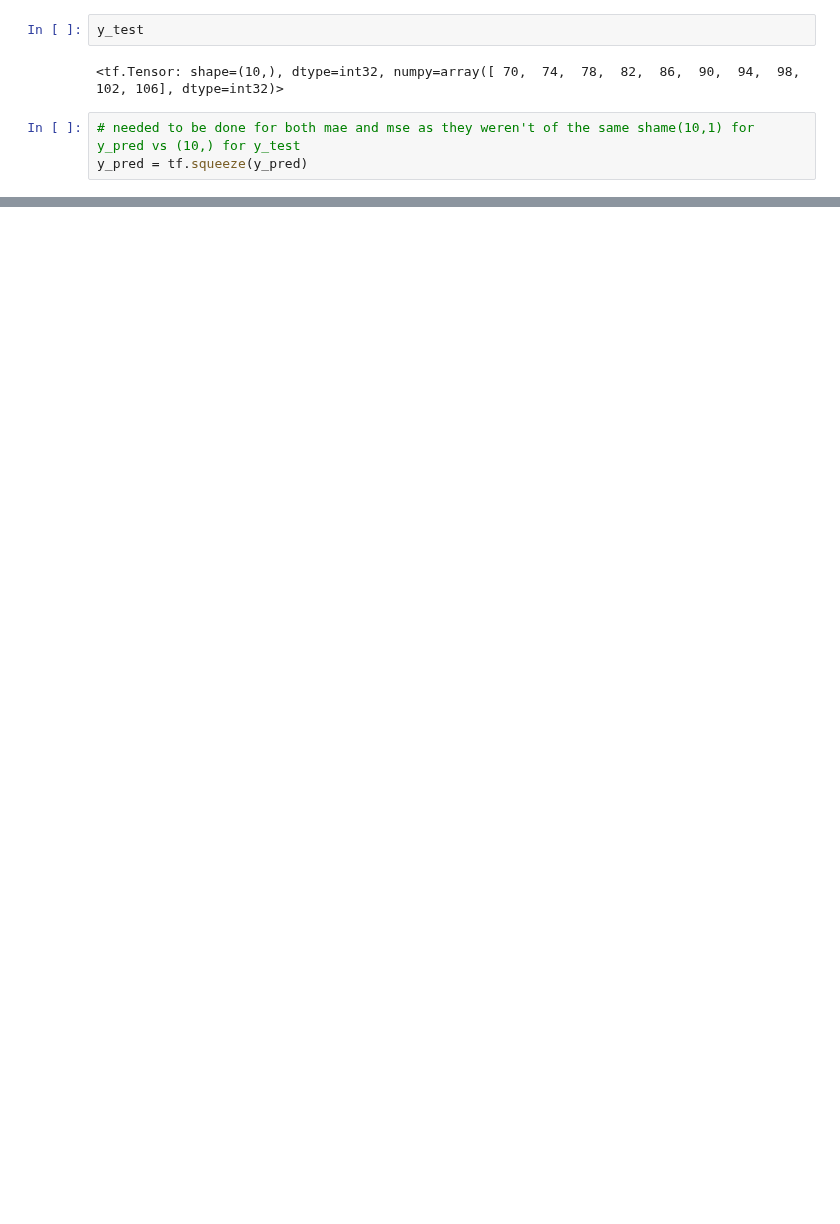
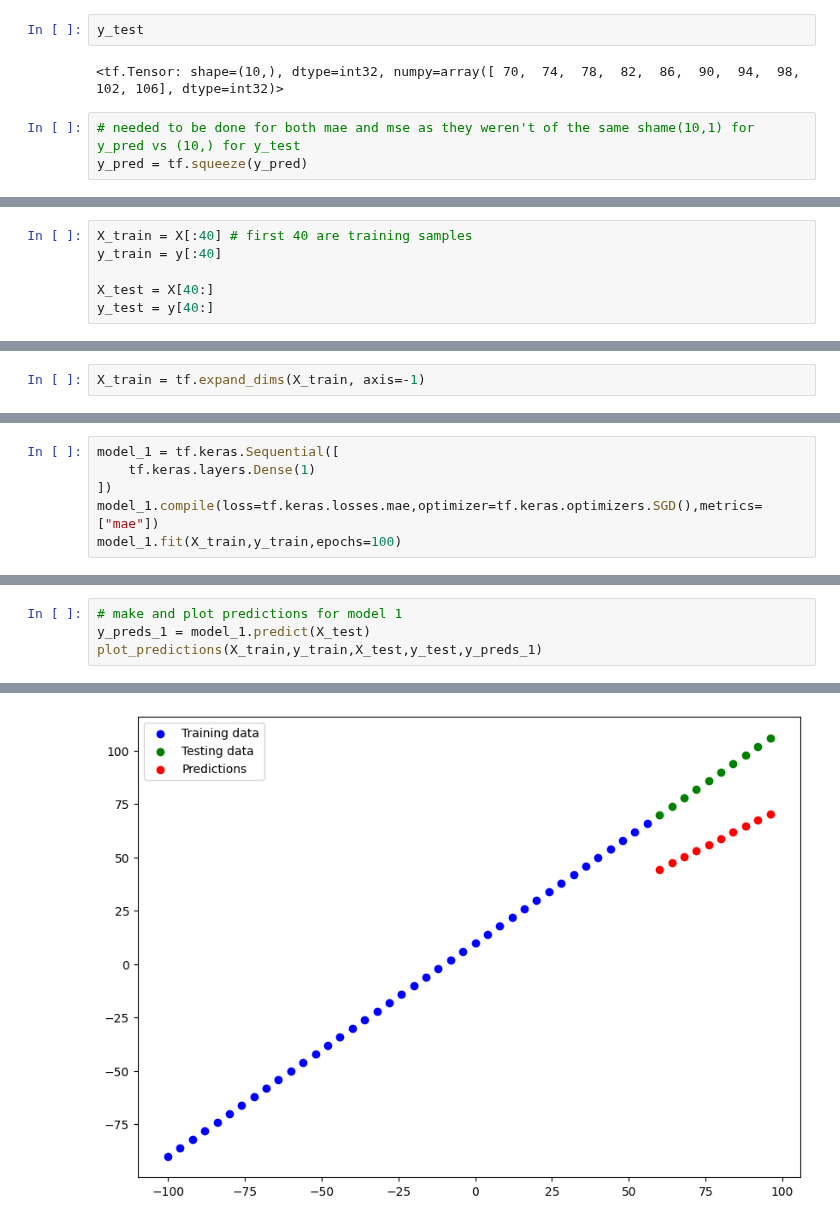
Before and after one commit to Ultan-Kearns/ZTM-Tensorflow-Developer-Certificate, a Jupyter notebook: 01_neural_network_regression_with_tensorflow.ipynb, the cells around one changed output, grey strips where cells are left out. Cells and saved outputs as stored; diff of their text form; blank space fills up the shorter version.

```diff
--- a/01_neural_network_regression_with_tensorflow.ipynb
+++ b/01_neural_network_regression_with_tensorflow.ipynb
@@ -499,0 +527,6 @@ def mean_squared_error(y_true,y_pred):
+# %%
+X_train = X[:40] # first 40 are training samples
+y_train = y[:40]
+
+X_test = X[40:]
+y_test = y[40:]
@@ -499,0 +546,2 @@ def mean_squared_error(y_true,y_pred):
+# %%
+X_train = tf.expand_dims(X_train, axis=-1)
@@ -499,0 +568,6 @@ def mean_squared_error(y_true,y_pred):
+# %%
+model_1 = tf.keras.Sequential([
+    tf.keras.layers.Dense(1)
+])
+model_1.compile(loss=tf.keras.losses.mae,optimizer=tf.keras.optimizers.SGD(),metrics=["mae"])
+model_1.fit(X_train,y_train,epochs=100)
@@ -499,0 +593,5 @@ def mean_squared_error(y_true,y_pred):
+# %%
+# make and plot predictions for model 1
+y_preds_1 = model_1.predict(X_test)
+plot_predictions(X_train,y_train,X_test,y_test,y_preds_1)
+# %% [output]
@@ -499,0 +599 @@ def mean_squared_error(y_true,y_pred):
+[figure, added]
```
Also changed, not shown: parts of 34 cells of this notebook.
